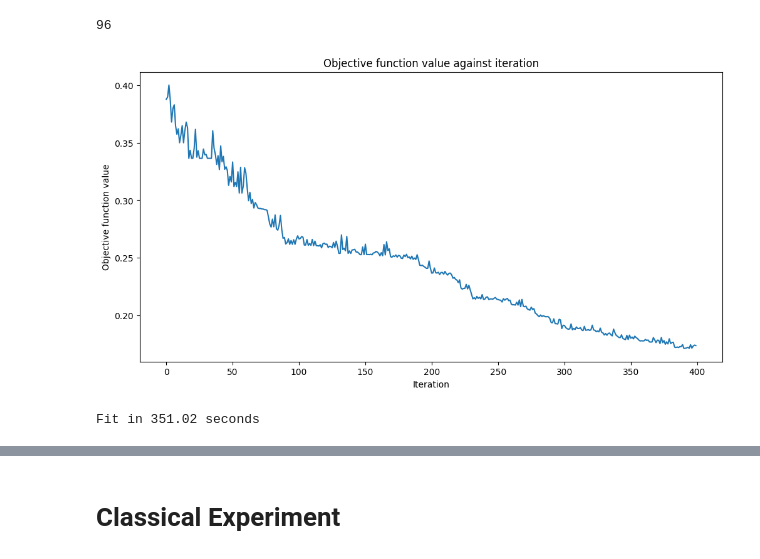
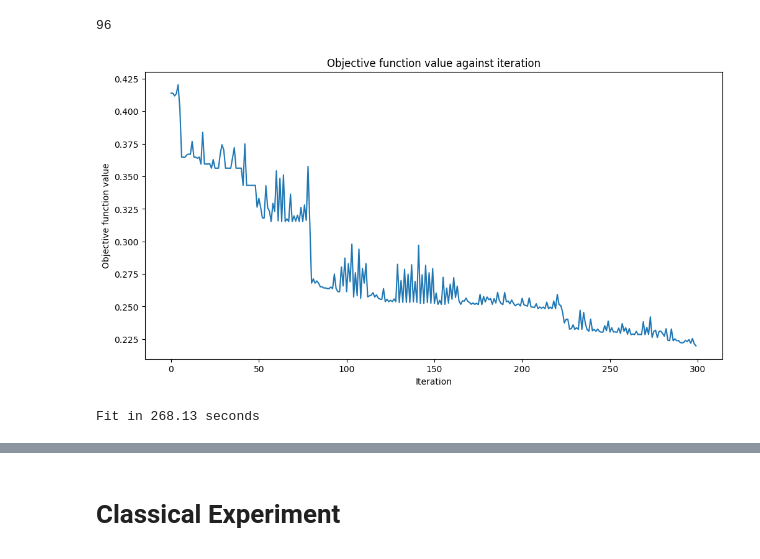
Before and after one commit to OleksandrKotyk/PracaMagisterska, a Jupyter notebook: experiments /autoencoder.ipynb, the cells around one changed output, grey strips where cells are left out. Saved outputs shown, nothing was run; the diff lists cells and outputs as text; code cells hidden in the pictures.

```diff
--- a/experiments /autoencoder.ipynb
+++ b/experiments /autoencoder.ipynb
@@ -296,7 +296,7 @@ image_resolution = [8,4]
 values_range = image_resolution[0] * image_resolution[1]
 # %%
 def ansatz(num_qubits):
-    return RealAmplitudes(num_qubits, reps=5)
+    return EfficientSU2(num_qubits, reps=3)
 
 def auto_encoder_circuit(num_latent, num_trash):
     qr = QuantumRegister(num_latent + 2 * num_trash + 1, "q")
@@ -431,23 +431,23 @@ len(training_set)
 96
 # %%
 # opt_result_three_horizontal_picture
-opt = COBYLA(maxiter=400)
+opt = COBYLA(maxiter=300)
 objective_func_vals = []
 # make the plot nicer
 plt.rcParams["figure.figsize"] = (12, 6)
 
 start = time.time()
 
 opt_result = opt.minimize(
     fun=partial(
         cost_func_digits,
         qnn=qnn_64,
         train_images=training_set), x0=initial_point_64)
 elapsed = time.time() - start
 print(f"Fit in {elapsed:0.2f} seconds")
 # %% [output]
-[figure, old version]
+[figure, new version]
-Fit in 351.02 seconds
+Fit in 268.13 seconds
 # %%
 image_resolution = (8, 8)
 
```
Also changed, not shown: parts of 13 cells of this notebook.
